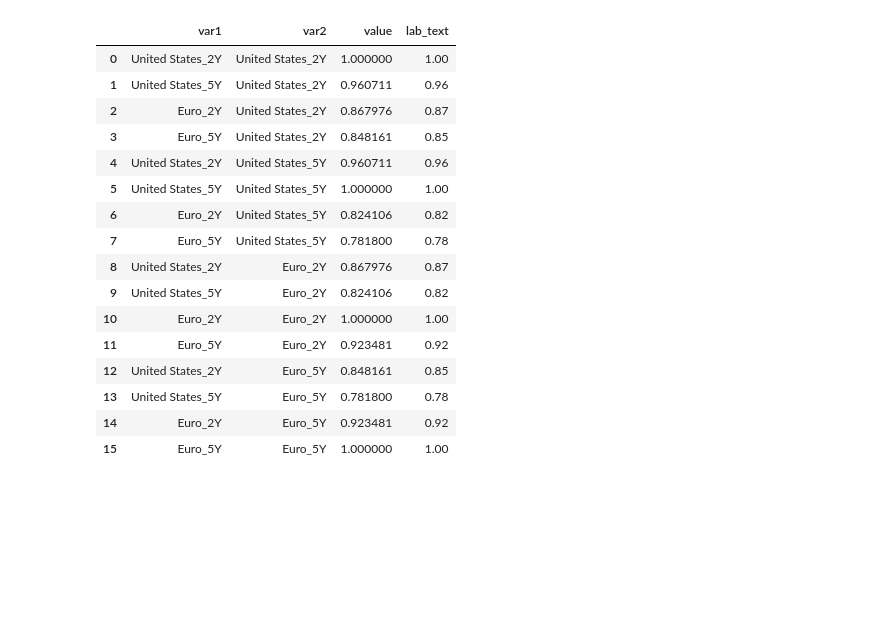
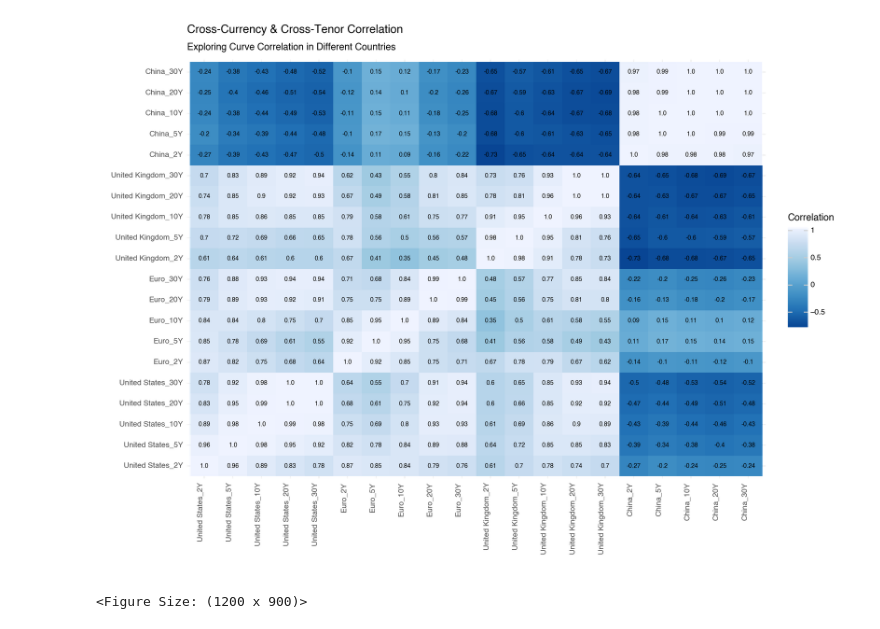
Before and after one commit to tomiadewusi/Case-Study, a Jupyter notebook: caseStudy1.ipynb, the cells around one changed output. Cells and saved outputs as stored; diff of their text form; code cells hidden in the pictures; blank space fills up the shorter version.

Commit message:
Cross-Currency & Cross Tenor Correlation

```diff
--- a/caseStudy1.ipynb
+++ b/caseStudy1.ipynb
@@ -115,21 +115,16 @@ def createCrossCountryCrossTenorCorrelation(countries, tenors, countriesDict):
     crossTenorCountryCorrelation = np.round(correlationDataFrame.diff().dropna().corr(),2)
     return crossTenorCountryCorrelation
 
-
-inputFilesDir = "inputData/"
-unzippedFilesDir = "unzippedFiles/"
-fileType = "Term_Structures"
-sheetName = "RFR_spot_no_VA"
-
-extractFolder(inputFilesDir,unzippedFilesDir)
-countries = getCountrieslist(inputFilesDir)
-
-countriesDict = {}
-for country in countries:
-    countriesDict[country] = {}
-
-for filename in getFilteredFileList(unzippedFilesDir,fileType,sheetName):
-    dateIndex = getDateFromFileName(filename)
-    allTermStructures = cleanTermStructureSheet(filename,unzippedFilesDir,sheetName)
-    for country in countries:
-        countriesDict[country][dateIndex] =  allTermStructures.loc[:,country]
+def tidyCorrelationMatrix(corrMatrix):
+    df = (
+            corrMatrix
+            .melt(ignore_index = False)
+            .reset_index()
+            .set_axis(labels= ['var1', 'var2', 'Correlation'], axis = 1)
+            .assign(labText = lambda x: np.round(x['Correlation'],2))
+            .assign(
+                var1 = lambda x : cat_inorder(x['var1']),
+                var2 = lambda x : cat_rev(cat_inorder(x['var2']))
+            )
+    )
+    return df
@@ -226,31 +157,17 @@ corrMatrix
-# %%
-
-(
-    corrMatrix
-    .melt(ignore_index = False)
-    .reset_index()
-    .set_axis(labels= ['var1', 'var2', 'value'], axis = 1)
-    .assign(lab_text = lambda x: np.round(x['value'],2))
-    .assign(
-        var1 = lambda x : cat_inorder(x['var1']),
-        var2 = lambda x : cat_rev(cat_inorder(x['var2']))
-    )
-)
-# %% [output]
-|  | var1 | var2 | value | lab_text |
-| 0 | United States_2Y | United States_2Y | 1.000000 | 1.00 |
-| 1 | United States_5Y | United States_2Y | 0.960711 | 0.96 |
-| 2 | Euro_2Y | United States_2Y | 0.867976 | 0.87 |
-| 3 | Euro_5Y | United States_2Y | 0.848161 | 0.85 |
-| 4 | United States_2Y | United States_5Y | 0.960711 | 0.96 |
-| 5 | United States_5Y | United States_5Y | 1.000000 | 1.00 |
-| 6 | Euro_2Y | United States_5Y | 0.824106 | 0.82 |
-| 7 | Euro_5Y | United States_5Y | 0.781800 | 0.78 |
-| 8 | United States_2Y | Euro_2Y | 0.867976 | 0.87 |
-| 9 | United States_5Y | Euro_2Y | 0.824106 | 0.82 |
-| 10 | Euro_2Y | Euro_2Y | 1.000000 | 1.00 |
-| 11 | Euro_5Y | Euro_2Y | 0.923481 | 0.92 |
-| 12 | United States_2Y | Euro_5Y | 0.848161 | 0.85 |
-| 13 | United States_5Y | Euro_5Y | 0.781800 | 0.78 |
-| 14 | Euro_2Y | Euro_5Y | 0.923481 | 0.92 |
-| 15 | Euro_5Y | Euro_5Y | 1.000000 | 1.00 |
+# %%
+tidyCorr = tidyCorrelationMatrix(corrMatrix)
+(
+    ggplot(mapping = aes('var1', 'var2', fill = "Correlation"), data = tidyCorr)
+    + geom_tile()
+    + geom_label(aes(label = "labText"), label_size = 0,  size = 7)
+    + scale_fill_distiller()
+    + theme_minimal()
+    + labs(title = 'Cross-Currency & Cross-Tenor Correlation',
+        subtitle = "Exploring Curve Correlation in Different Countries",
+        x = "", y = "")
+    + theme(axis_text_x = element_text(rotation = 90, hjust = 1), figure_size = (12,9))
+
+)
+# %% [output]
+[figure, added]
+<Figure Size: (1200 x 900)>
```
Also changed, not shown: parts of 7 cells of this notebook.
